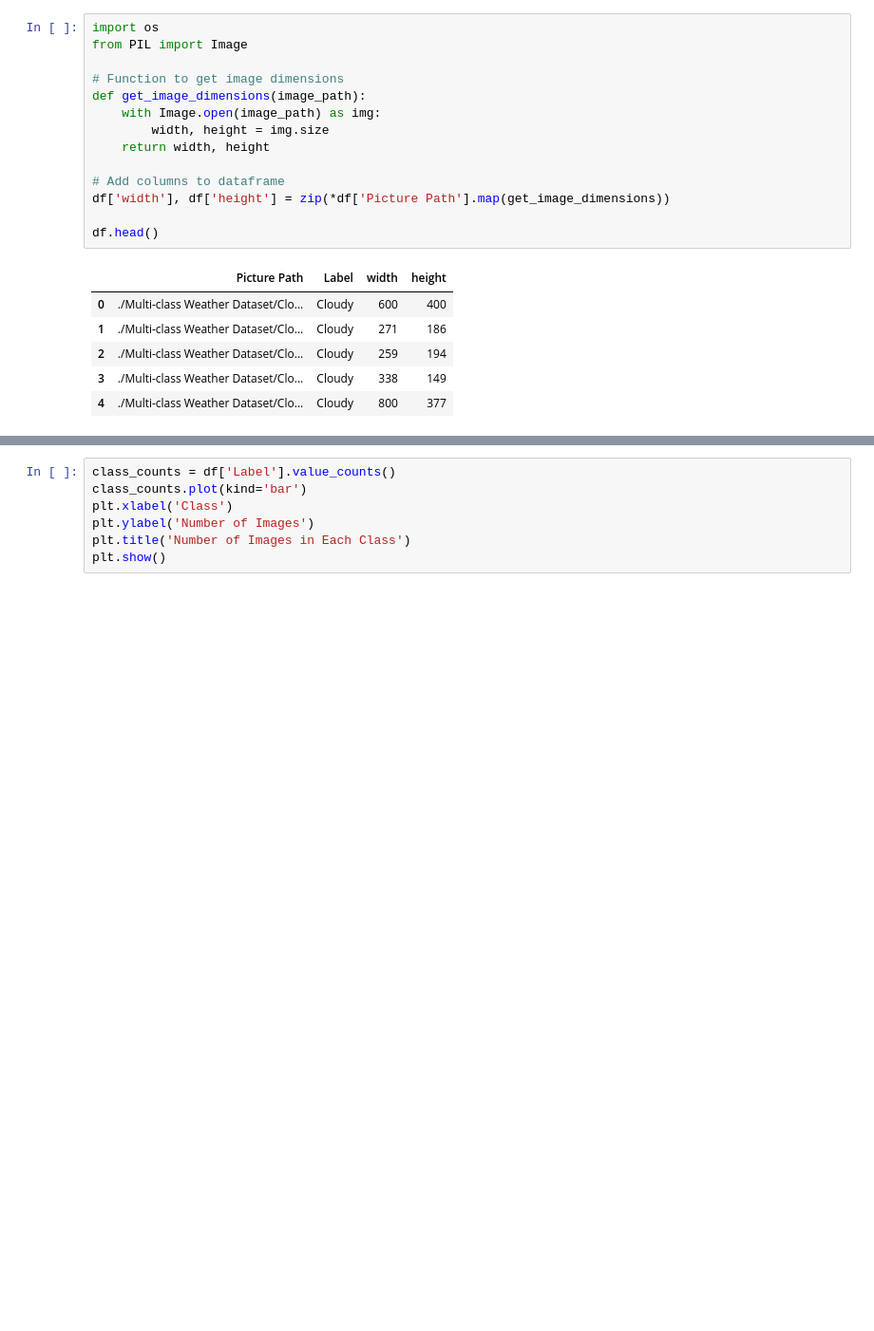
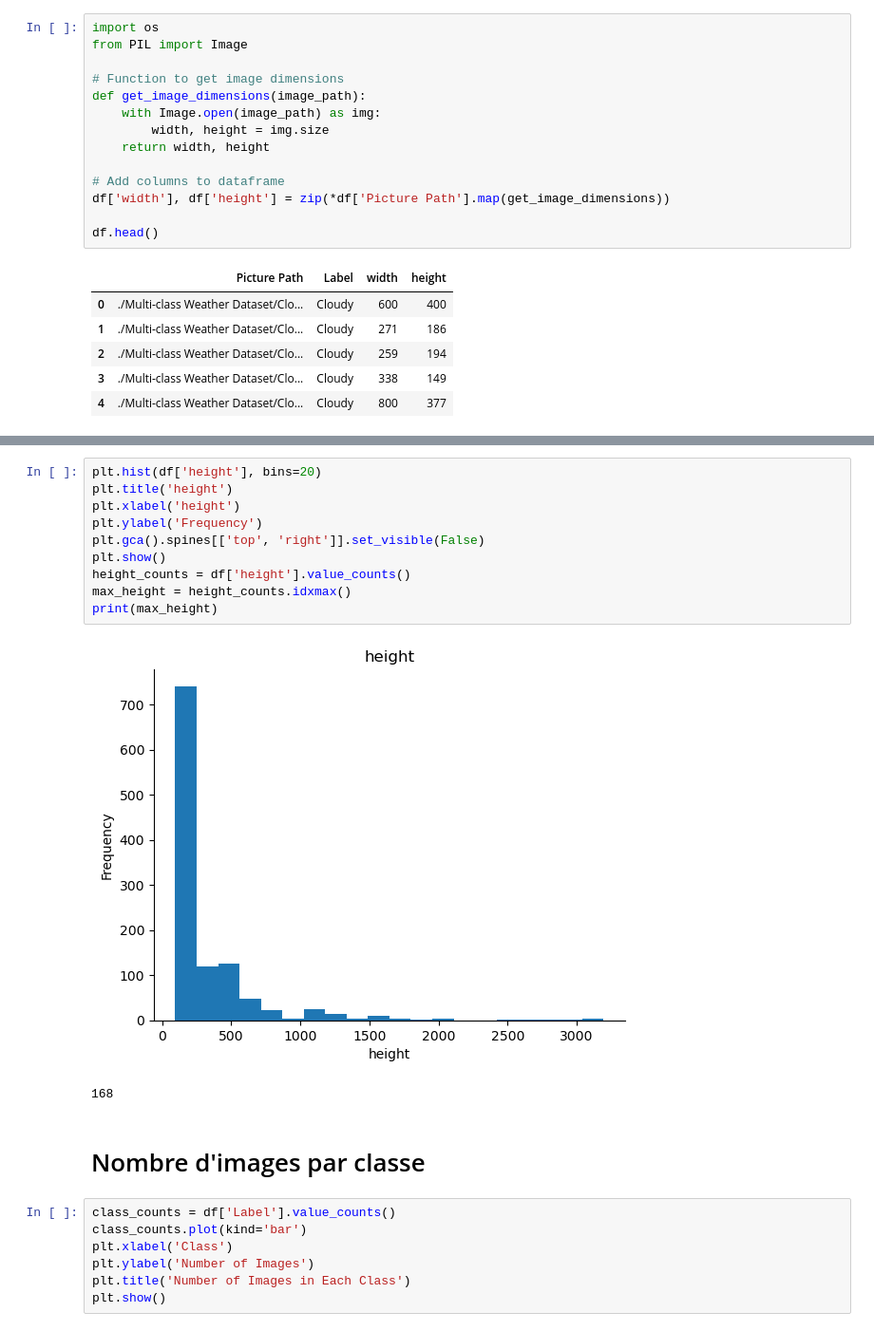
Before and after one commit to Jalalbaim/Rain-Or-Shine, a Jupyter notebook: Model.ipynb, the cells around one changed output, grey strips where cells are left out. Shown at 95% size. Drawn from its saved outputs; the diff is of its cells as text; blank space fills up the shorter version.

```diff
--- a/Model.ipynb
+++ b/Model.ipynb
@@ -81,3 +93,18 @@ df.head()
+# %%
+plt.hist(df['height'], bins=20)
+plt.title('height')
+plt.xlabel('height')
+plt.ylabel('Frequency')
+plt.gca().spines[['top', 'right']].set_visible(False)
+plt.show()
+height_counts = df['height'].value_counts()
+max_height = height_counts.idxmax()
+print(max_height)
+# %% [output]
+[figure, added]
+168
+# %% [markdown]
+# Nombre d'images par classe
 # %%
 class_counts = df['Label'].value_counts()
 class_counts.plot(kind='bar')
```
Also changed, not shown: parts of 19 cells of this notebook.
